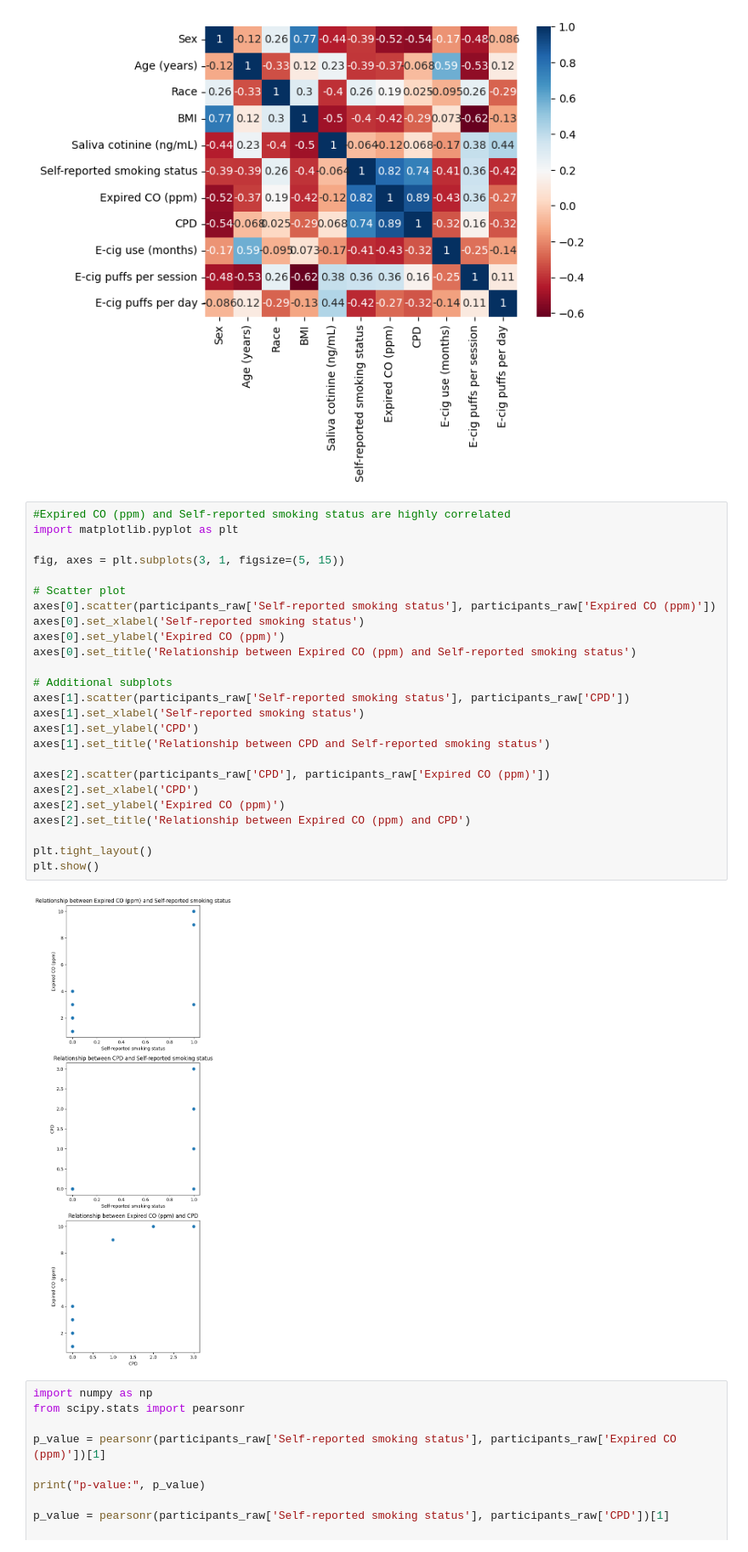
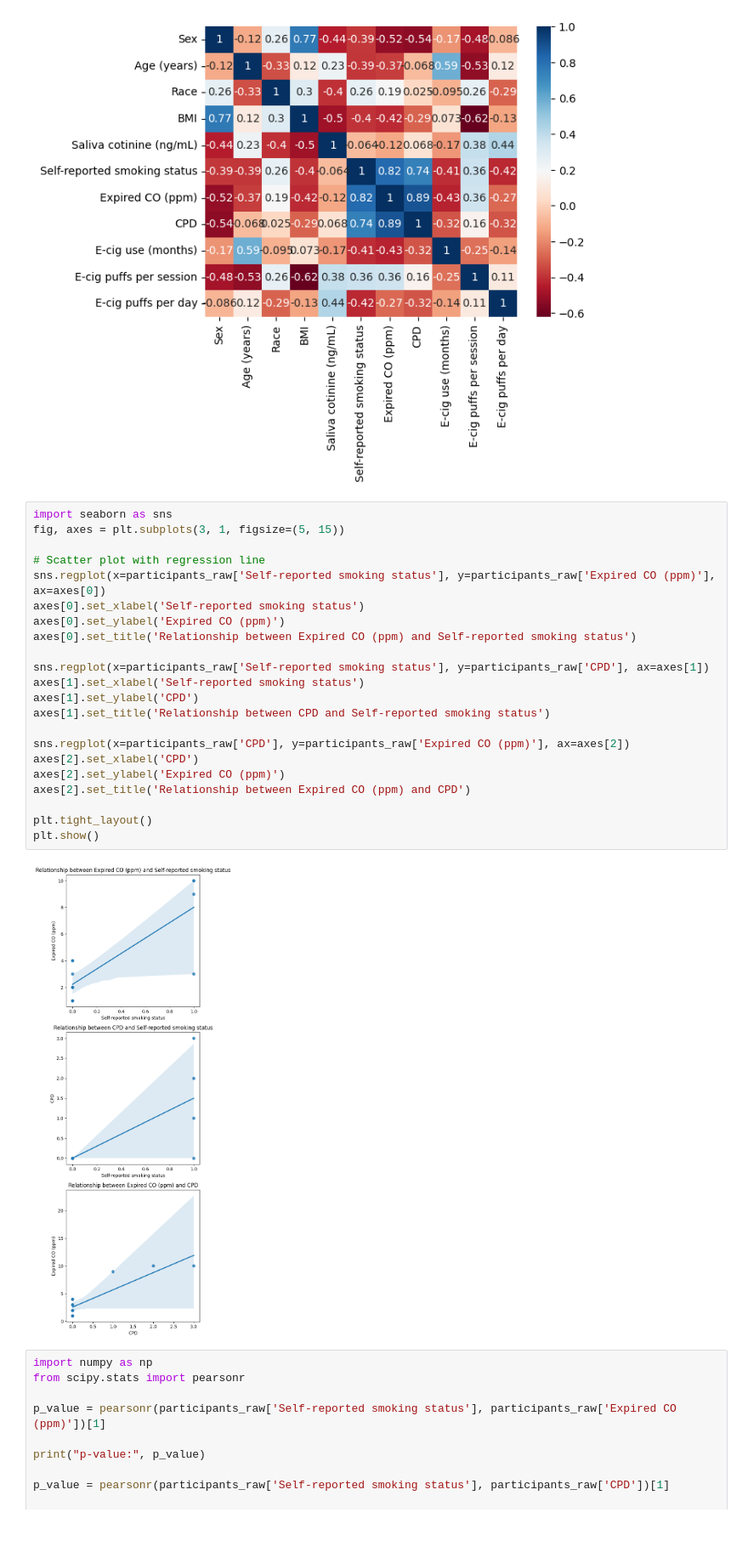
Before and after one commit to harshit2702/Major-Project-Nicotine-Retention, a Jupyter notebook: notebooks/discoveringData.ipynb, the cells around one changed output. Shown: that part at 85% size. Drawn from its saved outputs; the diff is of its cells as text.

Commit message:
saving Images

```diff
--- a/notebooks/discoveringData.ipynb
+++ b/notebooks/discoveringData.ipynb
@@ -125,32 +125,29 @@ sns.heatmap(corr_matrix, annot=True, cmap='RdBu')
 <Axes: >
 [figure]
 # %%
-#Expired CO (ppm) and Self-reported smoking status are highly correlated
-import matplotlib.pyplot as plt
-
+import seaborn as sns
 fig, axes = plt.subplots(3, 1, figsize=(5, 15))
 
-# Scatter plot
-axes[0].scatter(participants_raw['Self-reported smoking status'], participants_raw['Expired CO (ppm)'])
+# Scatter plot with regression line
+sns.regplot(x=participants_raw['Self-reported smoking status'], y=participants_raw['Expired CO (ppm)'], ax=axes[0])
 axes[0].set_xlabel('Self-reported smoking status')
 axes[0].set_ylabel('Expired CO (ppm)')
 axes[0].set_title('Relationship between Expired CO (ppm) and Self-reported smoking status')
 
-# Additional subplots
-axes[1].scatter(participants_raw['Self-reported smoking status'], participants_raw['CPD'])
+sns.regplot(x=participants_raw['Self-reported smoking status'], y=participants_raw['CPD'], ax=axes[1])
 axes[1].set_xlabel('Self-reported smoking status')
 axes[1].set_ylabel('CPD')
 axes[1].set_title('Relationship between CPD and Self-reported smoking status')
 
-axes[2].scatter(participants_raw['CPD'], participants_raw['Expired CO (ppm)'])
+sns.regplot(x=participants_raw['CPD'], y=participants_raw['Expired CO (ppm)'], ax=axes[2])
 axes[2].set_xlabel('CPD')
 axes[2].set_ylabel('Expired CO (ppm)')
 axes[2].set_title('Relationship between Expired CO (ppm) and CPD')
 
 plt.tight_layout()
 plt.show()
 # %% [output]
-[figure, old version]
+[figure, new version]
 # %%
 import numpy as np
 from scipy.stats import pearsonr
```
Also changed, not shown: parts of 2 cells of this notebook, 2 other files.
